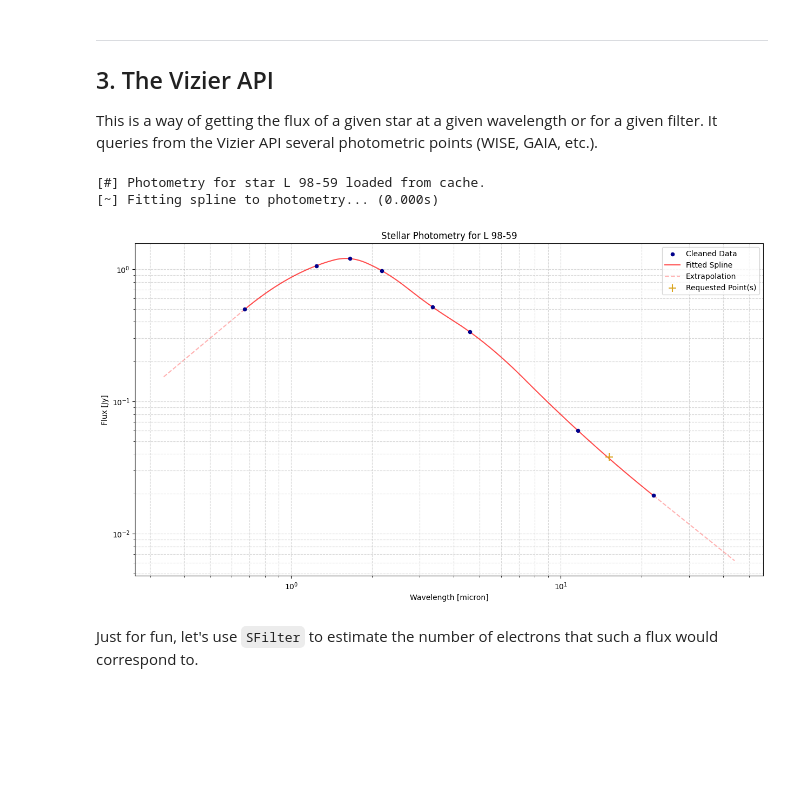
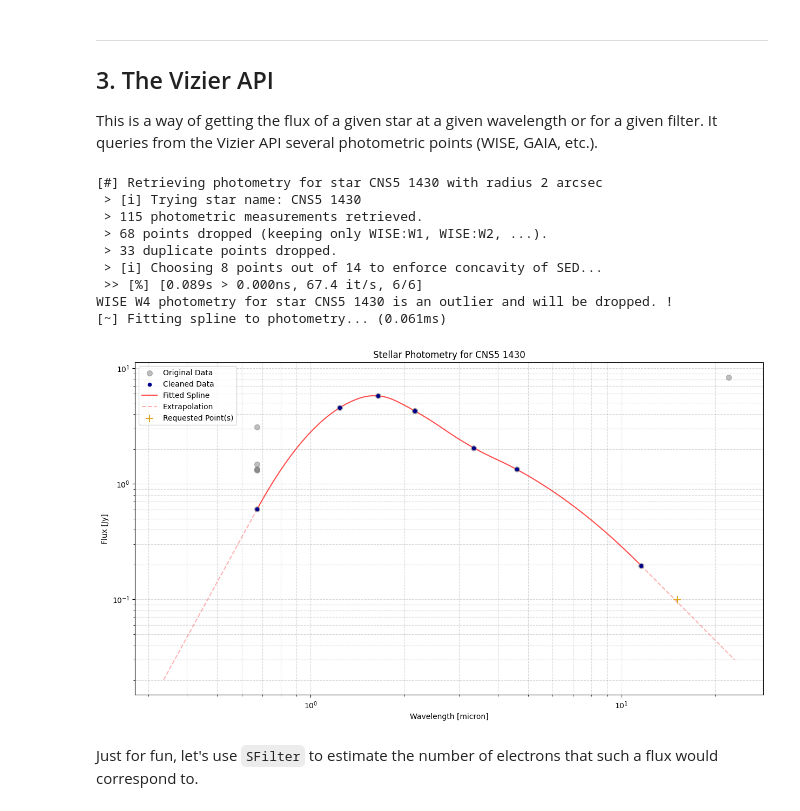
Before and after one commit to ProfesseurShadoko/oplanet, a Jupyter notebook: example.ipynb, the cells around one changed output. Cells and saved outputs as stored; diff of their text form; code cells hidden in the pictures; blank space fills up the shorter version.

Commit message:
new query for photometry, faster and more reliable

```diff
--- a/example.ipynb
+++ b/example.ipynb
@@ -147,12 +147,19 @@ This is a way of getting the flux of a given star at a given wavelength or for a
 # %%
 from oplanet import *
 from oakley import *
 
-flux_jy = get_photometry_jy("L 98-59", "F1500W", show=True)
+flux_jy = get_photometry_jy("CNS5 1430", "F1500W", show=True)
 # %% [output]
-[#] Photometry for star L 98-59 loaded from cache.
-[~] Fitting spline to photometry... (0.000s)
+[#] Retrieving photometry for star CNS5 1430 with radius 2 arcsec
+ > [i] Trying star name: CNS5 1430
+ > 115 photometric measurements retrieved.
+ > 68 points dropped (keeping only WISE:W1, WISE:W2, ...).
+ > 33 duplicate points dropped.
+ > [i] Choosing 8 points out of 14 to enforce concavity of SED...
+ >> [%] [0.089s > 0.000ns, 67.4 it/s, 6/6]
+WISE W4 photometry for star CNS5 1430 is an outlier and will be dropped. !
+[~] Fitting spline to photometry... (0.061ms)
-[figure, old version]
+[figure, new version]
 # %% [markdown]
 Just for fun, let's use `SFilter` to estimate the number of electrons that such a flux would correspond to.
 # %%
```
Also changed, not shown: 3 other files.
